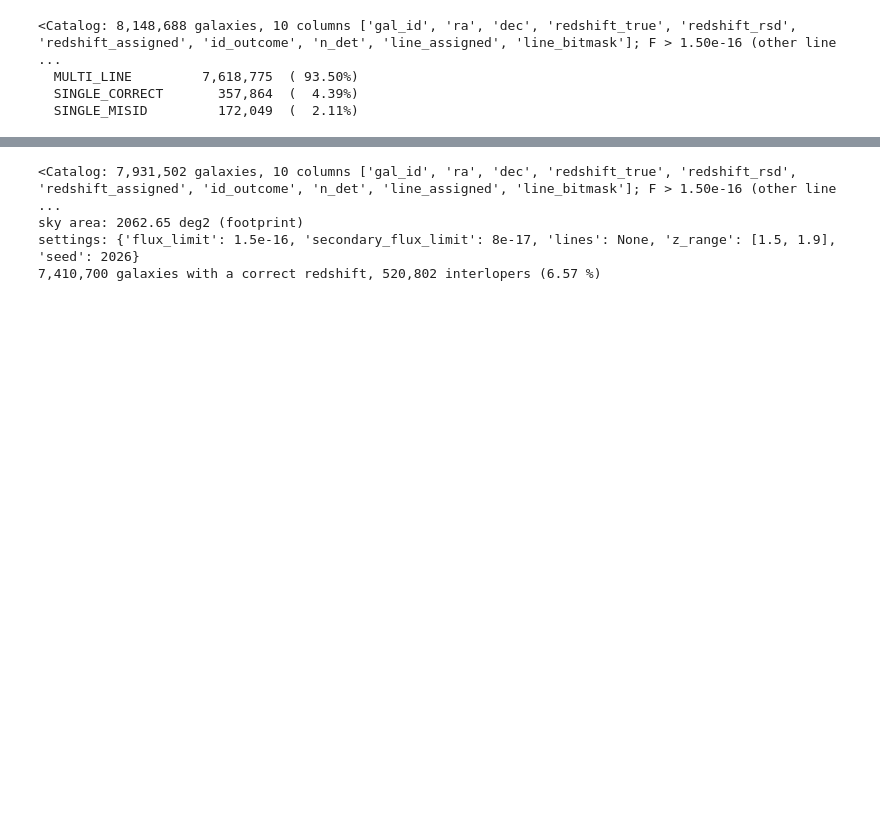
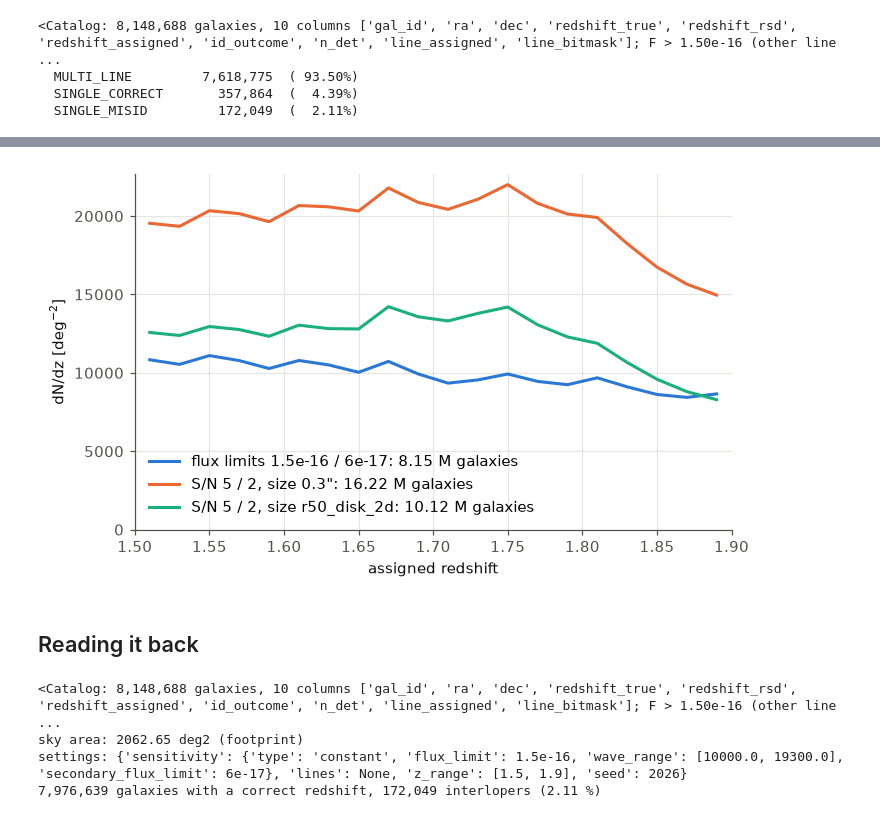
Before and after one commit to willlake/RomanMock, a Jupyter notebook: notebooks/02_build_catalog.ipynb, the cells around one changed output, grey strips where cells are left out. Saved outputs shown, nothing was run; the diff lists cells and outputs as text; code cells hidden in the pictures; blank space fills up the shorter version.

```diff
--- a/notebooks/02_build_catalog.ipynb
+++ b/notebooks/02_build_catalog.ipynb
@@ -26,7 +30,8 @@ plotting.use_style()
 
 MOCK = "sdss_feniks_hizels_260710_09_07_2026"                          # version of the diffsky mock
 ROOT = f"/global/cfs/cdirs/m4943/Simulations/RomanMocks/{MOCK}"        # products of romanmock for this mock
-CATALOG = f"{ROOT}/catalogs/Every_z1p5_1p9.hdf5"                       # the catalog this notebook writes
+CATALOG = f"{ROOT}/catalogs/Every_z1p5_1p9.hdf5"                       # catalog from flux limits (way 1)
+CATALOG_SNR = f"{ROOT}/catalogs/Every_z1p5_1p9_snr.hdf5"               # catalog from S/N thresholds (way 2)
 AREA_DEG2 = None                                                       # sky area [deg^2] if you know it; None: estimated
 # %% [markdown]
 ## The base catalog
@@ -133,0 +160,15 @@ Table length=5
+# %%
+cat_snr = base.make_catalog(
+    snr=5.0,                          # one line with S/N >= 5
+    secondary_snr=2.0,                # the other lines of such a galaxy with S/N >= 2 (None: no second tier)
+    size="r50_disk_2d",               # angular size from the disk radius of each galaxy; or a value in arcsec
+    exposure_time=3600.0,             # [s], the WFI reference
+    background=2.0,                   # [x minimum zodiacal light], the WFI reference
+    confusion=confusion,
+    z_range=(1.5, 1.9),
+    columns=["gal_id", "ra", "dec", "redshift_true", "redshift_rsd", "redshift_assigned",
+             "id_outcome", "n_det", "line_assigned", "line_bitmask", "r50_disk_2d"],
+    seed=2026,
+    write_to=CATALOG_SNR,
+)
+print(cat_snr.summary())
@@ -134,17 +211,35 @@ Table length=5
+# %%
+cat_0p3 = base.make_catalog(snr=5.0, secondary_snr=2.0, size=0.3, confusion=confusion, z_range=(1.5, 1.9),
+                            columns=["redshift_assigned", "id_outcome"], seed=2026, verbose=False)
+
+z_edges = np.arange(1.5, 1.9 + 1e-6, 0.02)
+z_mid = 0.5 * (z_edges[1:] + z_edges[:-1])
+samples = [("flux limits 1.5e-16 / 6e-17", cat), ('S/N 5 / 2, size 0.3"', cat_0p3), ("S/N 5 / 2, size r50_disk_2d", cat_snr)]
+
+fig, ax = plt.subplots(figsize=(7, 4.2))
+for (label, c), color in zip(samples, plotting.CATEGORICAL):
+    ax.plot(z_mid, c.dndz(z_edges), color=color, label=f"{label}: {len(c) / 1e6:.2f} M galaxies")
+ax.set(xlabel="assigned redshift", ylabel=r"dN/dz [deg$^{-2}$]", xlim=(1.5, 1.9), ylim=(0, None))
+ax.legend(frameon=False)
+plt.show()
+# %% [output]
+[figure, added]
+# %% [markdown]
+## Reading it back
 # %%
 cat = Catalog.read(CATALOG)
 print(cat)
 print(f"sky area: {cat.area_deg2:.2f} deg2 ({cat.info['area_source']})")
-print("settings:", {k: cat.settings[k] for k in ("flux_limit", "secondary_flux_limit", "lines", "z_range", "seed")})
+print("settings:", {k: cat.settings[k] for k in ("sensitivity", "lines", "z_range", "seed")})
 
 galaxies, interlopers = cat.subset("galaxies"), cat.subset("interlopers")
 print(f"{len(galaxies):,} galaxies with a correct redshift, {len(interlopers):,} interlopers "
       f"({100 * len(interlopers) / len(cat):.2f} %)")
 # %% [output]
-<Catalog: 7,931,502 galaxies, 10 columns ['gal_id', 'ra', 'dec', 'redshift_true', 'redshift_rsd', 'redshift_assigned', 'id_outcome', 'n_det', 'line_assigned', 'line_bitmask']; F > 1.50e-16 (other line ...
+<Catalog: 8,148,688 galaxies, 10 columns ['gal_id', 'ra', 'dec', 'redshift_true', 'redshift_rsd', 'redshift_assigned', 'id_outcome', 'n_det', 'line_assigned', 'line_bitmask']; F > 1.50e-16 (other line ...
 sky area: 2062.65 deg2 (footprint)
-settings: {'flux_limit': 1.5e-16, 'secondary_flux_limit': 8e-17, 'lines': None, 'z_range': [1.5, 1.9], 'seed': 2026}
-7,410,700 galaxies with a correct redshift, 520,802 interlopers (6.57 %)
+settings: {'sensitivity': {'type': 'constant', 'flux_limit': 1.5e-16, 'wave_range': [10000.0, 19300.0], 'secondary_flux_limit': 6e-17}, 'lines': None, 'z_range': [1.5, 1.9], 'seed': 2026}
+7,976,639 galaxies with a correct redshift, 172,049 interlopers (2.11 %)
 # %% [markdown]
 The file is plain HDF5, one dataset per column, and can also be read with `h5py`. The settings of the call
 are stored in the file attribute `romanmock_catalog`.
```
Also changed, not shown: parts of 11 cells of this notebook, 8 other files.
